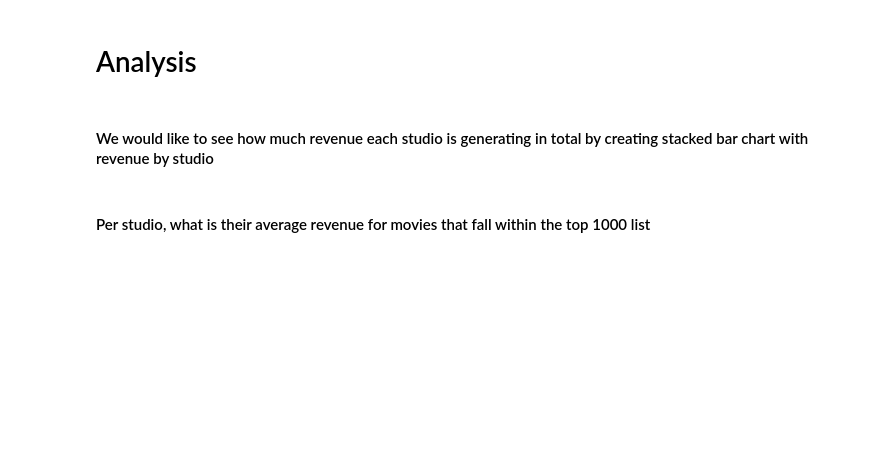
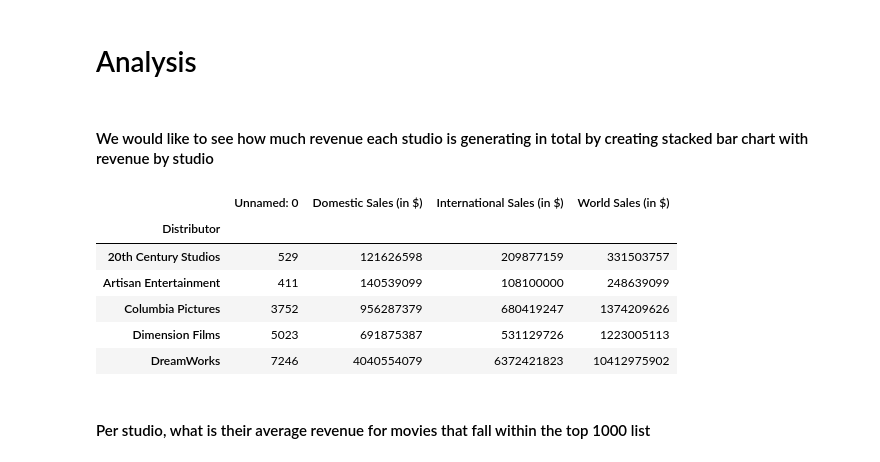
Before and after one commit to GrovesB/Group-10-Project-1, a Jupyter notebook: Project 1.ipynb, the cells around one changed output. Saved outputs shown, nothing was run; the diff lists cells and outputs as text; code cells hidden in the pictures; blank space fills up the shorter version.

```diff
--- a/Project 1.ipynb
+++ b/Project 1.ipynb
@@ -29,6 +29,17 @@ movie_df.head()
 #### We would like to see how much revenue each studio is generating in total by creating stacked bar chart with revenue by studio
 # %%
 #Bryan Visual 1
+studio_group_sum = movie_df.groupby('Distributor').sum()
+
+studio_group_sum.head()
+# %% [output]
+|  | Unnamed: 0 | Domestic Sales (in $) | International Sales (in $) | World Sales (in $) |
+| Distributor |  |  |  |  |
+| 20th Century Studios | 529 | 121626598 | 209877159 | 331503757 |
+| Artisan Entertainment | 411 | 140539099 | 108100000 | 248639099 |
+| Columbia Pictures | 3752 | 956287379 | 680419247 | 1374209626 |
+| Dimension Films | 5023 | 691875387 | 531129726 | 1223005113 |
+| DreamWorks | 7246 | 4040554079 | 6372421823 | 10412975902 |
 # %% [markdown]
 #### Per studio, what is their average revenue for movies that fall within the top 1000 list
 # %%
```
Also changed, not shown: parts of 4 cells of this notebook.
